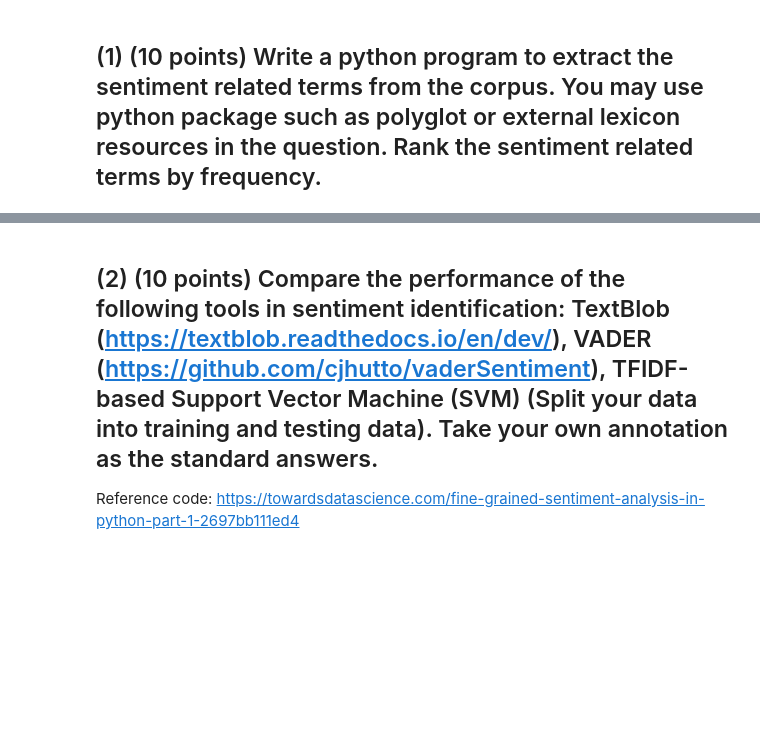
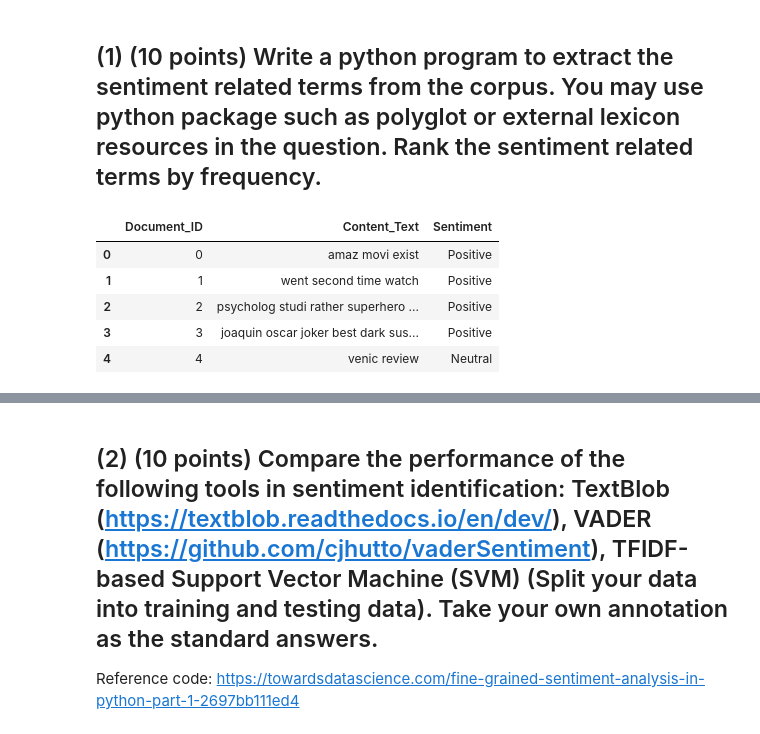
Before and after one commit to Deekshapoornashri25/python5731, a Jupyter notebook: In_class_exercise_08.ipynb, the cells around one changed output, grey strips where cells are left out. Cells and saved outputs as stored; diff of their text form; code cells hidden in the pictures; blank space fills up the shorter version.

```diff
--- a/In_class_exercise_08.ipynb
+++ b/In_class_exercise_08.ipynb
@@ -6,3 +6,16 @@
 The data for this exercise is from the dataset you created from assignment three. Please perform answer the following questions based on your data:
 # %% [markdown]
 ## (1) (10 points) Write a python program to extract the sentiment related terms from the corpus. You may use python package such as polyglot or external lexicon resources in the question. Rank the sentiment related terms by frequency.
+# %%
+
+# Write your code here
+import pandas as pd
+df = pd.read_csv('/content/SentimentReview.csv')
+df.head()
+# %% [output]
+|  | Document_ID | Content_Text | Sentiment |
+| 0 | 0 | amaz movi exist | Positive |
+| 1 | 1 | went second time watch | Positive |
+| 2 | 2 | psycholog studi rather superhero ... | Positive |
+| 3 | 3 | joaquin oscar joker best dark sus... | Positive |
+| 4 | 4 | venic review | Neutral |
```
Also changed, not shown: parts of 21 cells of this notebook.
